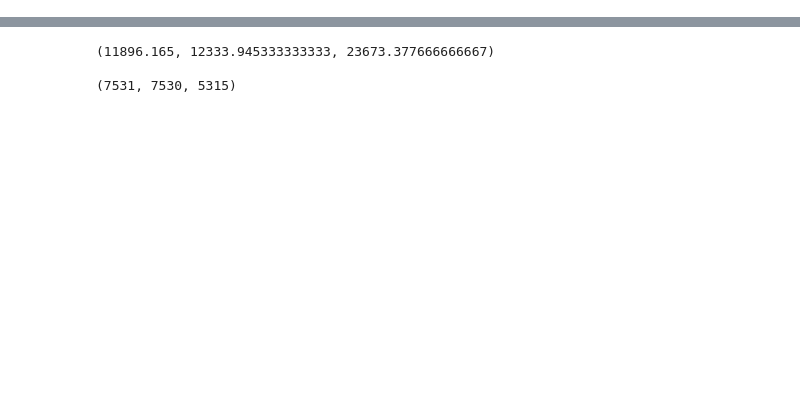
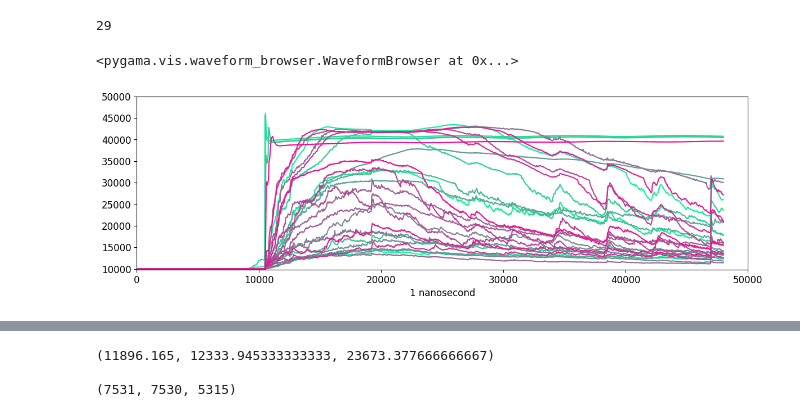
Before and after one commit to hofsi/leg-py, a Jupyter notebook: Run_find_event.ipynb, the cells around one changed output, grey strips where cells are left out. Drawn from its saved outputs; the diff is of its cells as text; code cells hidden in the pictures; blank space fills up the shorter version.

Commit message:
looked at graphs

```diff
--- a/Run_find_event.ipynb
+++ b/Run_find_event.ipynb
@@ -45,0 +31,6 @@ simultaneous_waveviewer.simul_viewer(lh5_file_in = file,data_dir = "/raw",includ
+# %%
+simultaneous_waveviewer.simul_viewer(lh5_file_in = file,data_dir = "/raw",include_channel = ["OB-01","OB-02","OB-03","OB-05","OB-06","OB-07","OB-08","OB-09","OB-12","OB-13","OB-14","OB-16","OB-17","OB-21","OB-22","OB-23","OB-24","OB-25","OB-26","OB-28","OB-29","OB-30","OB-31","OB-35","OB-36","OB-37","OB-38","OB-39","OB-40"],entry = [7530],y_lim =[9850,50000], x_lim =[0,50000],stacked_view = True)
+# %% [output]
+29
+<pygama.vis.waveform_browser.WaveformBrowser at 0x...>
+[figure, added]
```
Also changed, not shown: parts of 3 cells of this notebook.
